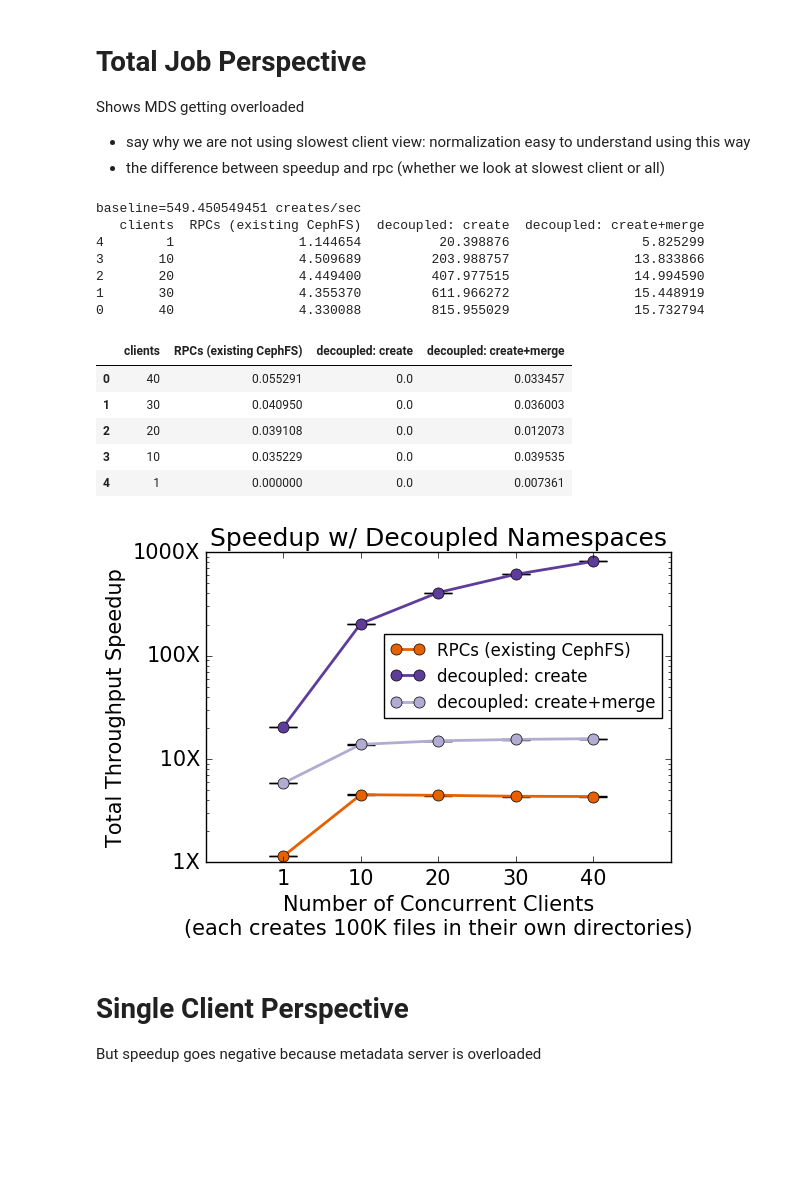
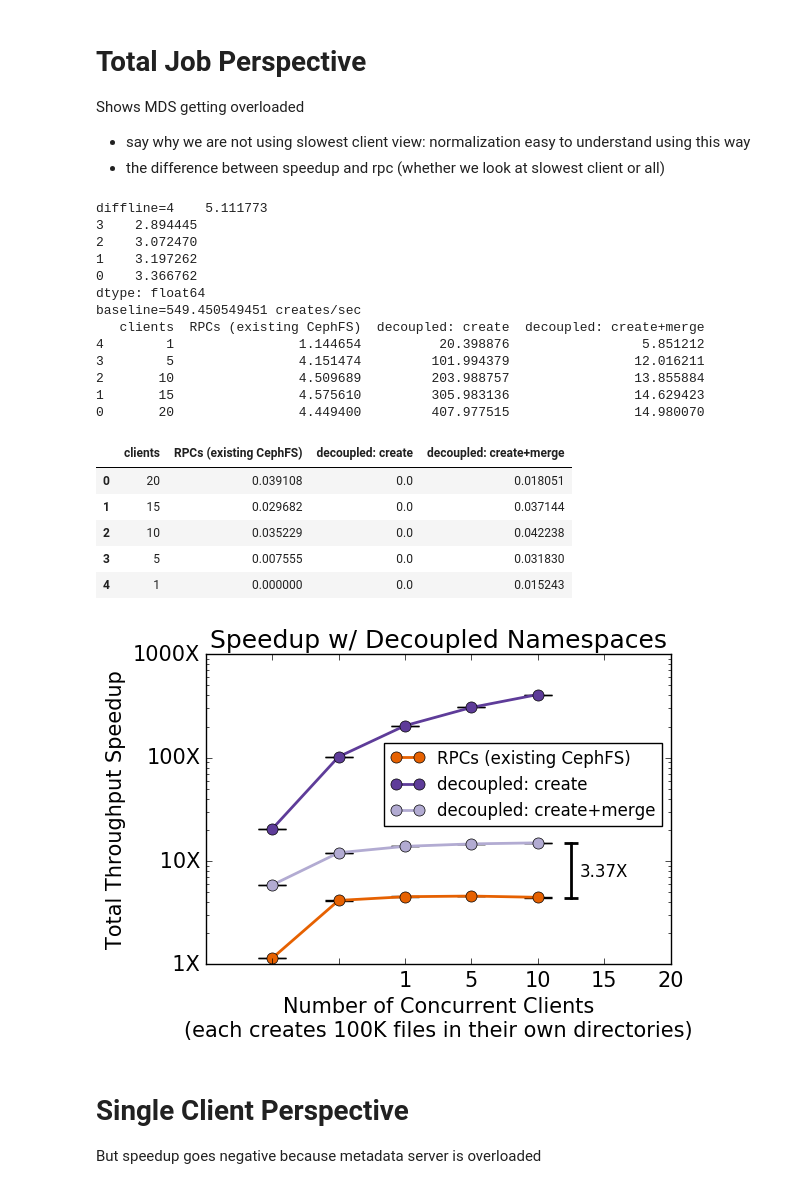
Before and after one commit to michaelsevilla/cudele-popper, a Jupyter notebook: experiments/cudele-mergescale/visualize/viz.ipynb, the cells around one changed output. Cells and saved outputs as stored; diff of their text form; code cells hidden in the pictures; blank space fills up the shorter version.

```diff
--- a/experiments/cudele-mergescale/visualize/viz.ipynb
+++ b/experiments/cudele-mergescale/visualize/viz.ipynb
@@ -37,10 +37,11 @@ def parse_creates(dname):
 
 def parse_decoupled(runs):
     for run in runs:
-        d = pd.read_csv("../results-run"+str(run)+"/summary.txt", names=csvhead)
+        d = pd.read_csv("../results-rerun-run"+str(run)+"-paper/summary.txt", names=csvhead)
         if run == 0: df = d
         df['merge-run-' + str(run)] = d['runtime'].apply(to_seconds)
-    return df
+    df['new_index'] = [4, 3, 2, 1, 0]
+    return df.set_index('new_index')
 
 def parse_rpcs(nclient):
     rpcs = pd.DataFrame(columns=["# of Clients", "rpcs"])
@@ -64,7 +65,7 @@ Shows MDS getting overloaded
 - the difference between speedup and rpc (whether we look at slowest client or all)
 # %%
 csvhead = ['job', 'nfiles', '# of Clients', 'time', 'runtime']
-nclient = [40, 30, 20, 10, 1]
+nclient = [20, 15, 10, 5, 1]
 nfiles  = [c*100000 for c in nclient]
 runs    = [0, 1, 2]
 createL = "decoupled: create"; mergeL = "decoupled: create+merge"; RPCsL = "RPCs (existing CephFS)"
@@ -103,51 +104,58 @@ stds[mergeL] = decp[['merge-run-' + str(i) for i in range(0, 3)]].std(axis=1)
 
 font = {'size'   : 15}; matplotlib.rc('font', **font)
 fig, ax = plt.subplots(1, 1)
 mean = mean.iloc[::-1]
 mean[[RPCsL, createL, mergeL]].plot(ax=ax,
        color=['#e66101', '#5e3c99', '#b2abd2'],
        lw=2, marker='o', ms=8,
        yerr=stds[[RPCsL, createL, mergeL]], ecolor='black', capthick=1, capsize=10)
 
 # format
 ax.set_xlabel("Number of Concurrent Clients\n(each creates 100K files in their own directories)")
-ax.set_xlim(5, -1)
-ax.set_xticklabels([""] + nclient, rotation=0)
+ax.set_xlim(5, -2)
+ax.set_xticklabels(nclient, rotation=0)
 ax.set_yscale('log')
 ax.set_yticklabels(['{:3.0f}X'.format(x) for x in ax.get_yticks()])
 ax.set_title("Speedup w/ Decoupled Namespaces")
 ax.set_ylabel("Total Throughput Speedup")
 
 # draw arrow
-#arrw = dict(facecolor='black', headwidth=0.5, width=0.5, shrink=1)
-#args = {'horizontalalignment': 'center', 'verticalalignment': 'center', 'fontsize': 12, 'arrowprops': arrw}
-#ax.annotate('baseline: ' + str(int(round(baseline))) + '\ncreates/sec',
-#            xy=(4, 1), xytext=(4.2, 3.2), **args)
+arrw = dict(facecolor='black', headwidth=0.5, width=0.5, shrink=1)
+args = {'horizontalalignment': 'center', 'verticalalignment': 'center', 'fontsize': 12, 'arrowprops': arrw}
+ax.axvline(x=-0.5, ymin=0.215, ymax=0.39, lw=2, c='black', marker='_', ms=10, mew=2)
+print "diffline RPCs=" + str(mean[mergeL]/mean[RPCsL])
+ax.annotate("3.37X", xy=(-1, 8), xytext=(-1, 8), **args)
 
 # remove error bars in legend
 handles, labels = ax.get_legend_handles_labels()
 handles = [h[0] for h in handles]
-ax.legend(handles, labels, bbox_to_anchor=(1, 0.6), loc='center right', fontsize=12,numpoints=2)
+ax.legend(handles, labels, bbox_to_anchor=(1, 0.58), loc='center right', fontsize=12,numpoints=2)
 
 fig.savefig('../../../paper/graphs/mergescale.png', bbox_inches='tight', dpi=400)
 print "baseline=" + str(baseline) + " creates/sec"
 print mean
 stds
 # %% [output]
+diffline=4    5.111773
+3    2.894445
+2    3.072470
+1    3.197262
+0    3.366762
+dtype: float64
 baseline=549.450549451 creates/sec
    clients  RPCs (existing CephFS)  decoupled: create  decoupled: create+merge
-4        1                1.144654          20.398876                 5.825299
-3       10                4.509689         203.988757                13.833866
-2       20                4.449400         407.977515                14.994590
-1       30                4.355370         611.966272                15.448919
-0       40                4.330088         815.955029                15.732794
+4        1                1.144654          20.398876                 5.851212
+3        5                4.151474         101.994379                12.016211
+2       10                4.509689         203.988757                13.855884
+1       15                4.575610         305.983136                14.629423
+0       20                4.449400         407.977515                14.980070
 |  | clients | RPCs (existing CephFS) | decoupled: create | decoupled: create+merge |
-| 0 | 40 | 0.055291 | 0.0 | 0.033457 |
-| 1 | 30 | 0.040950 | 0.0 | 0.036003 |
-| 2 | 20 | 0.039108 | 0.0 | 0.012073 |
-| 3 | 10 | 0.035229 | 0.0 | 0.039535 |
-| 4 | 1 | 0.000000 | 0.0 | 0.007361 |
+| 0 | 20 | 0.039108 | 0.0 | 0.018051 |
+| 1 | 15 | 0.029682 | 0.0 | 0.037144 |
+| 2 | 10 | 0.035229 | 0.0 | 0.042238 |
+| 3 | 5 | 0.007555 | 0.0 | 0.031830 |
+| 4 | 1 | 0.000000 | 0.0 | 0.015243 |
-[figure, old version]
+[figure, new version]
 # %% [markdown]
 # Single Client Perspective
 But speedup goes negative because metadata server is overloaded
```
Also changed, not shown: parts of 1 cell of this notebook, 12 other files.
